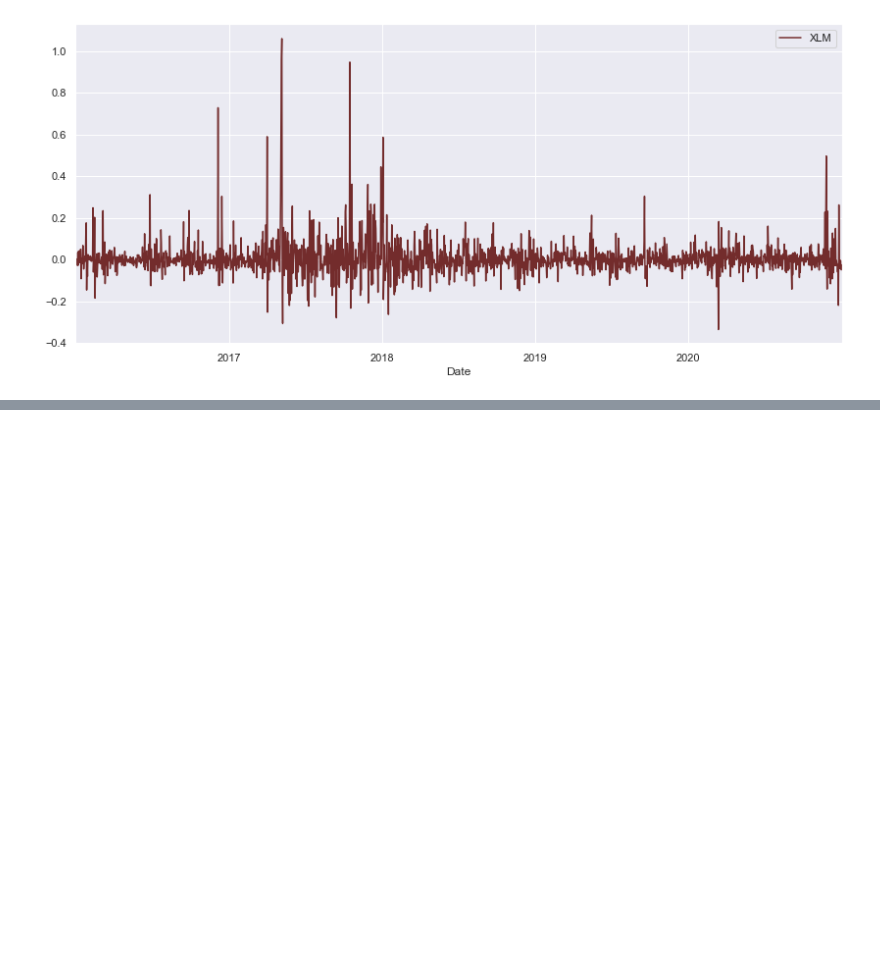
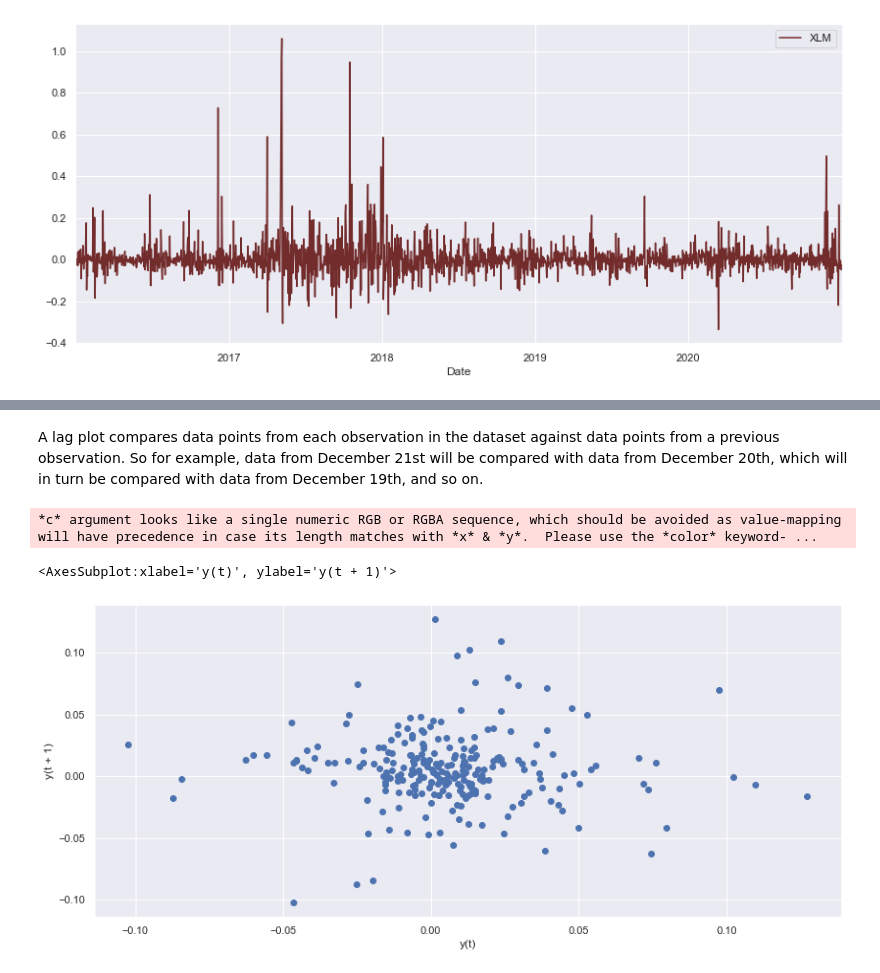
Before and after one commit to billmono95/TESI-LAUREA-MAGISTRALE, a Jupyter notebook: ExploratoryAnalysis.ipynb, the cells around one changed output, grey strips where cells are left out. Drawn from its saved outputs; the diff is of its cells as text; code cells hidden in the pictures; blank space fills up the shorter version.

```diff
--- a/ExploratoryAnalysis.ipynb
+++ b/ExploratoryAnalysis.ipynb
@@ -243,0 +300,10 @@ for i in list_return:
+# %% [markdown]
+A lag plot compares data points from each observation in the dataset against data points from a previous observation. So for example, data from December 21st will be compared with data from December 20th, which will in turn be compared with data from December 19th, and so on.
+# %%
+#
+from pandas.plotting import lag_plot
+lag_plot(df_return['BTC'].tail(250))
+# %% [output]
+*c* argument looks like a single numeric RGB or RGBA sequence, which should be avoided as value-mapping will have precedence in case its length matches with *x* & *y*.  Please use the *color* keyword- ...
+<AxesSubplot:xlabel='y(t)', ylabel='y(t + 1)'>
+[figure, added]
```
Also changed, not shown: parts of 10 cells of this notebook.
